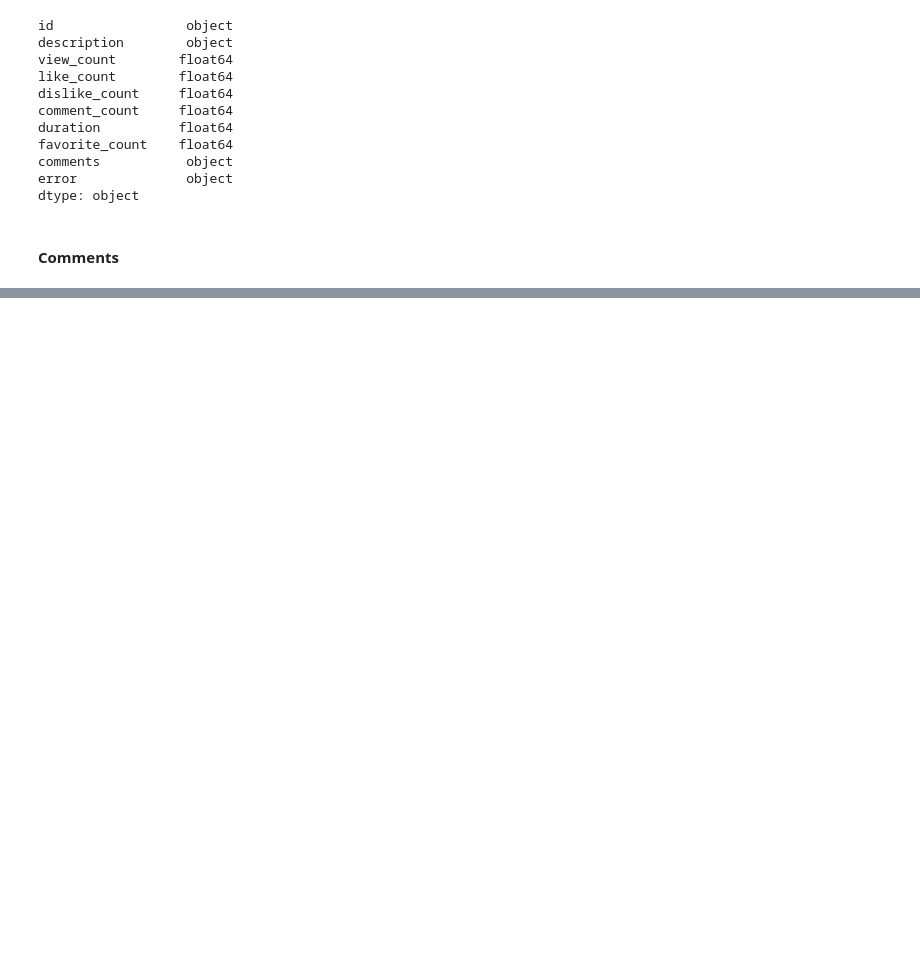
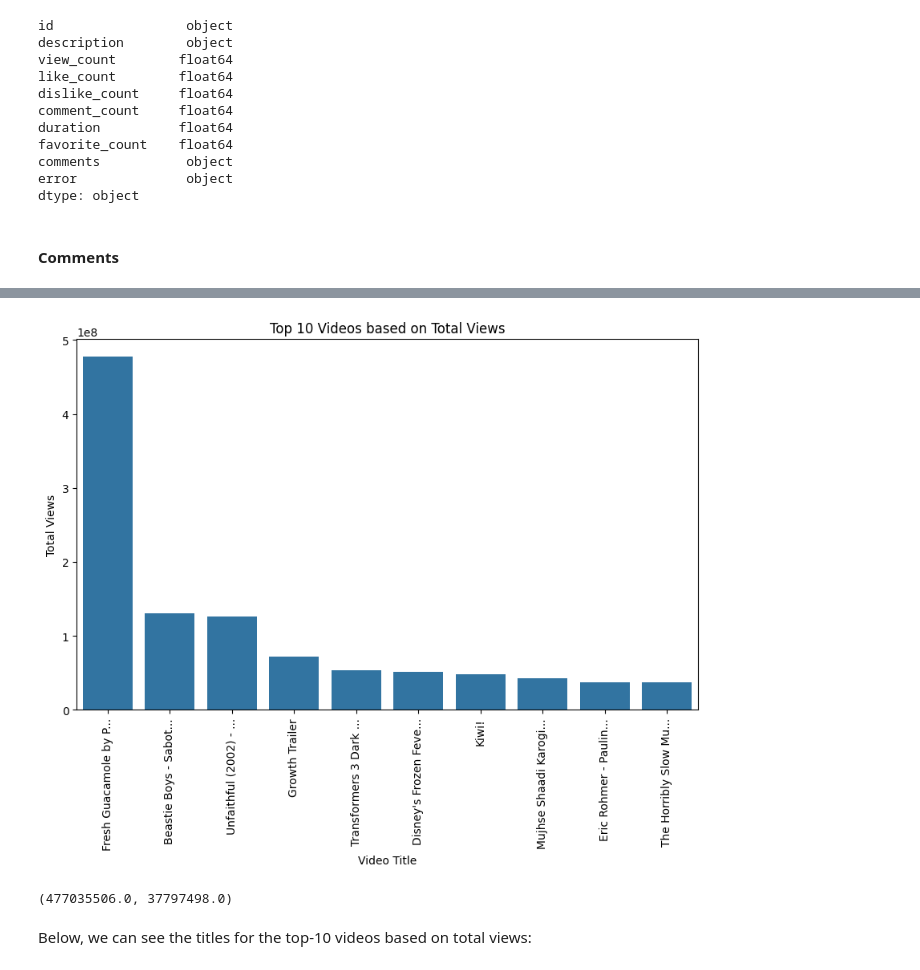
Before and after one commit to acorreal7/youtube-comments-analysis, a Jupyter notebook: AML3204_youtube_data_analysis.ipynb, the cells around one changed output, grey strips where cells are left out. Cells and saved outputs as stored; diff of their text form; code cells hidden in the pictures; blank space fills up the shorter version.

```diff
--- a/AML3204_youtube_data_analysis.ipynb
+++ b/AML3204_youtube_data_analysis.ipynb
@@ -225,0 +306,5 @@ data.to_csv('./data/youtube_cleaned.csv', index=False)
+# %%
+# Sorting to get the top 10 videos based on the total_views, descending
+
+top_10_videos = data.sort_values(by='view_count', ascending=False).head(10)
+top_10_videos
@@ -225,0 +323,27 @@ data.to_csv('./data/youtube_cleaned.csv', index=False)
+# %%
+top_10_ids = list(top_10_videos['id']) # Ids of top-10 based on video views
+# %%
+top_10_titles = get_youtube_titles(top_10_ids, youtube)
+# %%
+max_title_length = 20
+truncated_top_10_titles = [title if len(title) <= max_title_length else title[:max_title_length] + '...' for title in top_10_titles]
+top_10_videos['title'] = truncated_top_10_titles
+# %%
+# Visualization top_10 videos
+plt.figure(figsize=(10, 6))
+sns.barplot(x='title', y='view_count', data=top_10_videos)
+plt.xticks(rotation=90)
+plt.title('Top 10 Videos based on Total Views')
+#set x axis labels
+plt.xlabel('Video Title')
+plt.ylabel('Total Views')
+plt.show()
+# %% [output]
+[figure, added]
+# %%
+# range of view_cont for the top 10
+top_10_videos['view_count'].max(), top_10_videos['view_count'].min()
+# %% [output]
+(477035506.0, 37797498.0)
+# %% [markdown]
+Below, we can see the titles for the top-10 videos based on total views:
```
Also changed, not shown: parts of 71 cells of this notebook, 1 other file.
